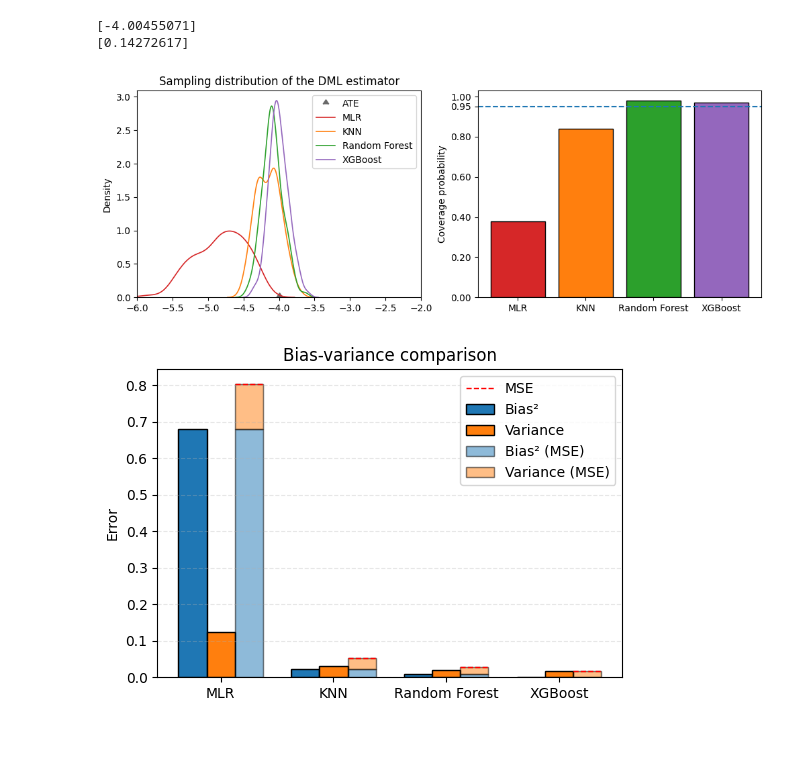
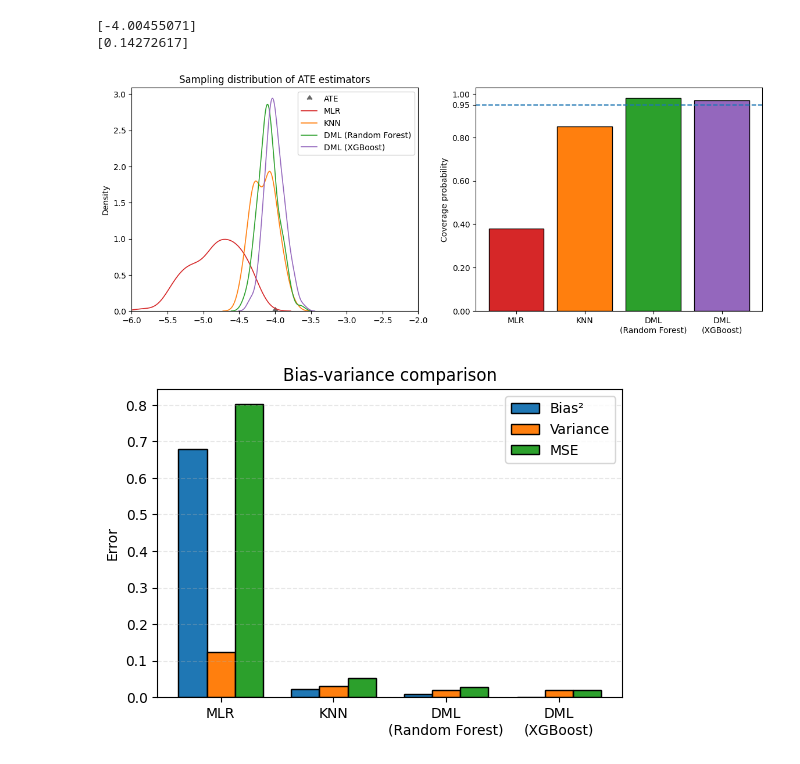
Before and after one commit to wenhann-c/BT_DML, a Jupyter notebook: Simulation_Design/result_visualize.ipynb, the cells around one changed output. Saved outputs shown, nothing was run; the diff lists cells and outputs as text; code cells hidden in the pictures.

```diff
--- a/Simulation_Design/result_visualize.ipynb
+++ b/Simulation_Design/result_visualize.ipynb
@@ -73,36 +73,47 @@ colors = ['tab:red', 'tab:orange', 'tab:green', 'tab:purple']
 grid = np.linspace(-4, 4, 100)
 pdf_values = norm.pdf(grid)
 # %%
-fig, axes = plt.subplots(ncols=2, figsize=(12, 4))
+fig, axes = plt.subplots(ncols=2, figsize=(14, 5))
 
 axes[0].scatter(beta_0, 0, marker=10, color='dimgrey', label='ATE')
 
 for i, (ml_name, result) in enumerate(results.items()):
-    sns.kdeplot(result['ate_estimates'].flatten(), ax=axes[0], linewidth=1.2, color=colors[i], label=ml_name)
+    if i < 2:
+        sns.kdeplot(result['ate_estimates'].flatten(), ax=axes[0], linewidth=1.2, color=colors[i], label=ml_name)
+    else:
+        sns.kdeplot(result['ate_estimates'].flatten(), ax=axes[0], linewidth=1.2, color=colors[i], label=f"DML ({ml_name})")
 
-axes[0].set_title('Sampling distribution of the DML estimator')
+axes[0].set_title('Sampling distribution of ATE estimators')
 axes[0].set_xlim(left=-6, right=-2)
 
 handles, labels = axes[0].get_legend_handles_labels()
 axes[0].legend(handles, labels, loc='upper right')
 
 axes[1].axhline(y=0.95, color='tab:blue', linestyle='--', label='Nominal')
 
 for i, (ml_name, result) in enumerate(results.items()):
     CIs_list = result["CIs"]
     cov_prob = np.mean([(beta_0>=CIs[0]) & (beta_0<=CIs[1]) for CIs in CIs_list])
-    axes[1].bar(ml_name, cov_prob, color=colors[i], edgecolor='black')
+    if i < 2:
+        axes[1].bar(ml_name, cov_prob, color=colors[i], edgecolor='black')
+    else:
+        axes[1].bar(f"DML\n({ml_name})", cov_prob, color=colors[i], edgecolor='black')
 
 axes[1].set_yticks([0.0,0.2,0.4,0.6,0.8,0.95,1.0])
 axes[1].set_ylabel('Coverage probability')
 
 fig.savefig('Sampling_distribution.png', dpi=300, bbox_inches='tight')
 # %% [output]
-[figure, old version]
+[figure, new version]
 # %%
 fig, ax = plt.subplots(figsize=(6, 4))
 
 ml_names = list(results.keys())
+for i in range(0,len(ml_names)):
+    if i > 1:
+        ml_names[i] = f"DML\n({ml_names[i]})"
+
+
 bias_mc_squared = []
 var_mc = []
 mse_mc = []
@@ -117,16 +128,9 @@ for ml_name, result in results.items():
 x = np.arange(len(ml_names))
 width = 0.25
 
-bar1 = ax.bar(x - width/2, bias_mc_squared, width, label='Bias²', color='#1f77b4', edgecolor='black')
-bar2 = ax.bar(x + width/2, var_mc, width, label='Variance', color='#ff7f0e', edgecolor='black')
-
-bar_mse_bottom = ax.bar(x + width*1.5, bias_mc_squared, width, label='Bias² (MSE)',
-                        color='#1f77b4', alpha=0.5, edgecolor='black')
-bar_mse_top = ax.bar(x + width*1.5, var_mc, width, bottom=bias_mc_squared,
-                     label='Variance (MSE)', color='#ff7f0e', alpha=0.5, edgecolor='black')
-
-ax.hlines(mse_mc, x + width*1.5 - width/2, x + width*1.5 + width/2,
-          colors='red', linestyles='dashed', linewidth=1, label='MSE')
+bar1 = ax.bar(x - width/2, bias_mc_squared, width, label='Bias²', color='tab:blue', edgecolor='black')
+bar2 = ax.bar(x + width/2, var_mc, width, label='Variance', color='tab:orange', edgecolor='black')
+bar3 = ax.bar(x + width*1.5, mse_mc, width, label='MSE', color="tab:green", edgecolor='black')
 
 ax.set_xticks(x + width/2)
 ax.set_xticklabels(ml_names)
@@ -137,4 +141,4 @@ ax.grid(axis='y', linestyle='--', alpha=0.3)
 
 fig.savefig('mse.png', dpi=300, bbox_inches='tight')
 # %% [output]
-[figure, old version]
+[figure, new version]
```
Also changed, not shown: parts of 1 cell of this notebook, 8 other files.
